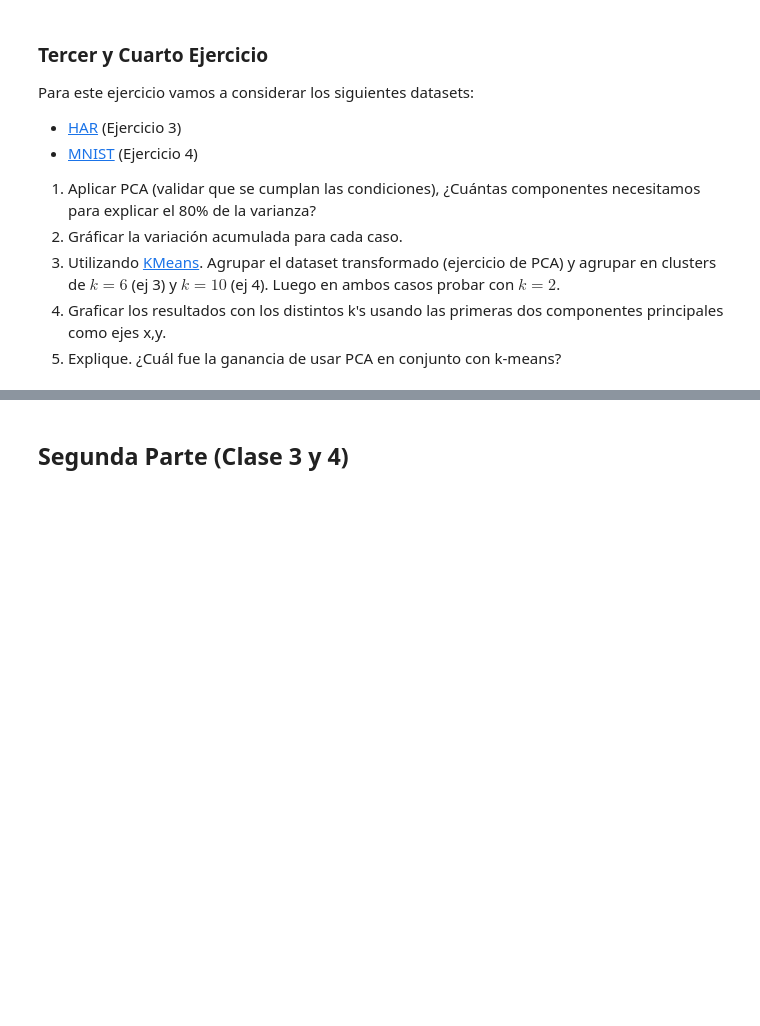
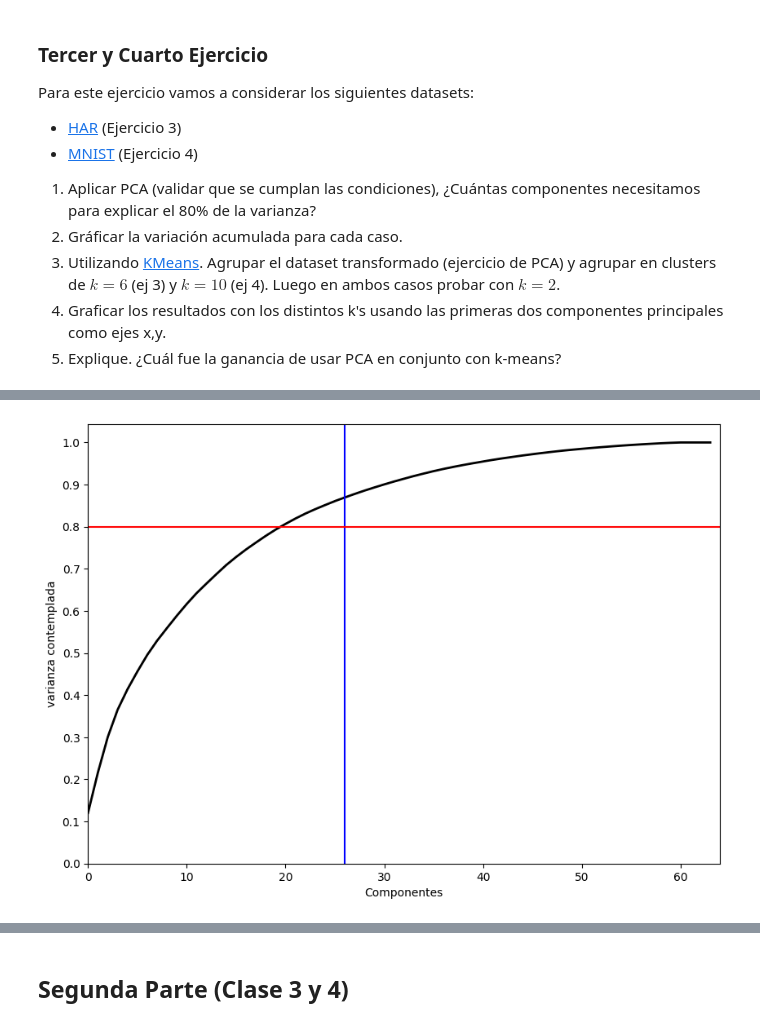
Before and after one commit to erikhromek/intro_ia, a Jupyter notebook: tp_integrador_enunciado/tp_integrador.ipynb, the cells around one changed output, grey strips where cells are left out. Saved outputs shown, nothing was run; the diff lists cells and outputs as text; code cells hidden in the pictures; blank space fills up the shorter version.

```diff
--- a/tp_integrador_enunciado/tp_integrador.ipynb
+++ b/tp_integrador_enunciado/tp_integrador.ipynb
@@ -140,0 +260,88 @@ Para este ejercicio vamos a considerar los siguientes datasets:
+# %%
+import os
+import numpy as np
+import pandas as pd
+import seaborn as sns
+from sklearn.cluster import KMeans
+from sklearn.decomposition import PCA
+from sklearn.preprocessing import StandardScaler
+# Dataset MNIST
+from sklearn.datasets import load_digits
+
+%matplotlib inline
+from matplotlib import pyplot as plt
+plt.rcParams['figure.figsize'] = (12, 9)
+plt.rcParams['font.family'] = 'DejaVu Sans'
+
+# Dataset MNIST, lo incluye la biblioteca de sklearn
+X_tr2, y_tr2 = load_digits(return_X_y=True)
+
+# Cantidad de variables por entrada para dataset 2 (MNIST)
+print(X_tr2.shape)
+
+# Valores de salida (deben ser 10 dígitos)
+print(np.unique(y_tr2))
+
+# Estandarizamos
+scaler = StandardScaler() # clase para estandarizar removiendo la media
+X2_scaled = scaler.fit_transform(X_tr2)
+
+# Aplicamos PCA
+
+# Indicamos que queremos al menos conservar la cantidad de features tal que tengamos el 80% de la varianza contemplada
+pca2 = PCA(n_components=0.8).fit(X2_scaled)
+
+X_pca2 = pca2.transform(X2_scaled)
+
+print(X_pca2.shape) # 21 -> me indica que con 21 pixeles de los 64 originales, explico el 80% de la varianza
+
+pca_graph = PCA(n_components=64).fit(X2_scaled)
+
+plt.figure(figsize=(10,7))
+plt.plot(np.cumsum(pca_graph.explained_variance_ratio_), color='k', lw=2)
+plt.xlabel('Componentes')
+plt.ylabel('varianza contemplada')
+plt.xlim(0, 64)
+plt.yticks(np.arange(0, 1.1, 0.1))
+plt.axvline(26, c='b')
+plt.axhline(0.8, c='r')
+plt.show();
+
+
+# Voy a usar KMean para clusterizar con k=10 y ver que resultado se obtiene
+kmeans = KMeans(n_clusters=10, n_init=100)
+kmeans.fit(X_pca2)
+cluster_labels = kmeans.labels_
+# Graficamos los componentes - clusters id
+plt.figure(figsize=(12,10))
+plt.scatter(X_pca2[:, 0], X_pca2[:, 1], c=cluster_labels, edgecolor='none', alpha=0.7, s=40, cmap=plt.cm.get_cmap('nipy_spectral', 10))
+plt.rcParams['axes.grid'] = False
+plt.colorbar()
+plt.title('HAR - PCA projection 2D');
+
+# Como se observa, no parece haber una clara agrupación de los valores
+# Podemos probar hacerlo de nuevo con k=2
+
+kmeans = KMeans(n_clusters=2, n_init=100)
+kmeans.fit(X_pca2)
+cluster_labels = kmeans.labels_
+# Graficamos los componentes - clusters id
+plt.figure(figsize=(12,10))
+plt.scatter(X_pca2[:, 0], X_pca2[:, 1], c=cluster_labels, edgecolor='none', alpha=0.7, s=40, cmap=plt.cm.get_cmap('nipy_spectral', 2))
+plt.rcParams['axes.grid'] = False
+plt.colorbar()
+plt.title('HAR - PCA projection 2D');
+
+# Si bien la clusterización tiene un poco más de sentido, de todas maneras no ayuda a entender la naturaleza del problema
+
+# Podemos ver como cae cada dígito dentro de los clusters
+
+cluster_labels_mov = kmeans.labels_
+tab = pd.crosstab(y_tr2, cluster_labels_mov, margins=True)
+tab.index = ['0', '1', '2', '3', '4','5','6','7','8','9', 'Todos']
+tab.columns = ['cluster ' + str(i + 0) for i in range(2)] + ['Todos']
+tab
+
+# No resulta útil la agrupación, ya que aprori no encontramos relación de porqué un dígito cae en uno u otro
+# Propuestas: revisar si con más clusteres, podemos detectar características de los dígitos que permitan identificarlos, y construir un método que ayude a comprobar y predecir dígitos
+# %% [output]
@@ -140,0 +351 @@ Para este ejercicio vamos a considerar los siguientes datasets:
+[figure, added]
```
Also changed, not shown: parts of 3 cells of this notebook, 3 other files.
